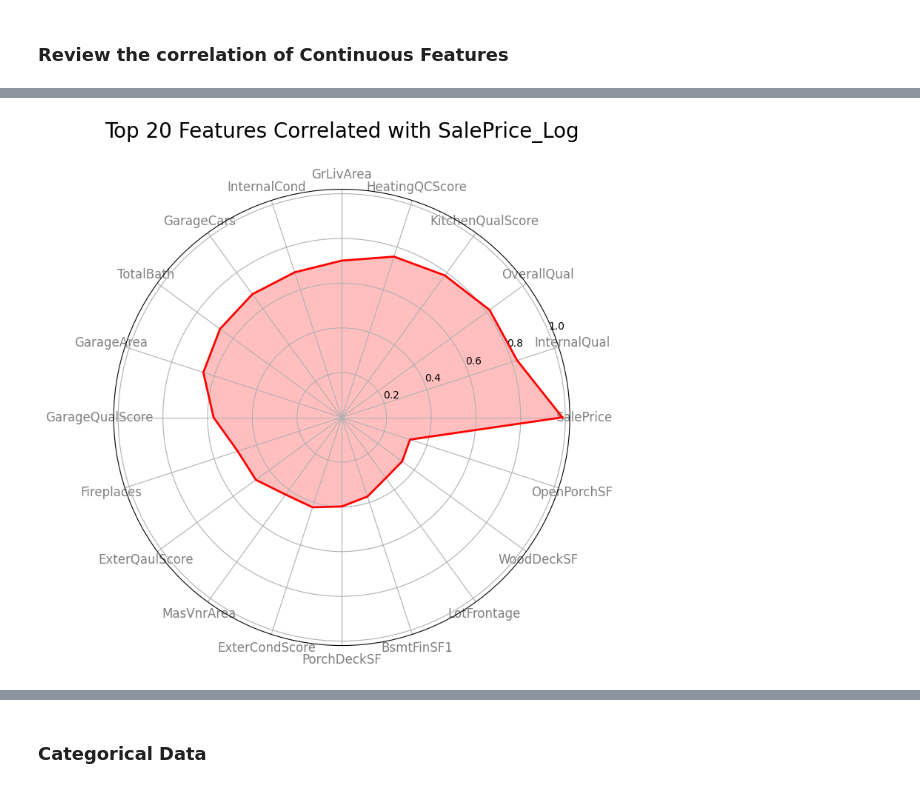
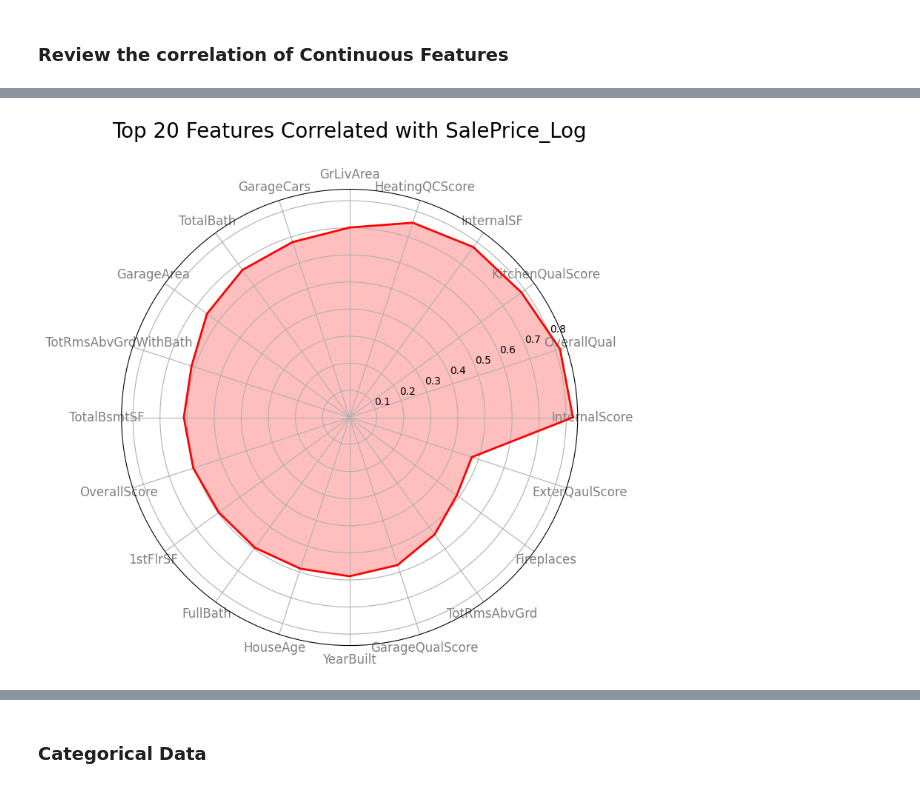
Before and after one commit to PandaMan79/Kaggle-House-Price-Predictor, a Jupyter notebook: Housing Price Kaggle Competition/Feature Engineering.ipynb, the cells around one changed output, grey strips where cells are left out. Drawn from its saved outputs; the diff is of its cells as text; code cells hidden in the pictures.

```diff
--- a/Housing Price Kaggle Competition/Feature Engineering.ipynb
+++ b/Housing Price Kaggle Competition/Feature Engineering.ipynb
@@ -129,7 +129,7 @@ continuous_data.head()
 correlation_matrix = continuous_data.corr()
 
 # Get correlation of all features with SalesPrice
-correlation_with_salesprice = correlation_matrix['SalePrice_Log'].drop('SalePrice_Log')
+correlation_with_salesprice = correlation_matrix['SalePrice_log'].drop('SalePrice_log')
 
 # Sort correlations in descending order
 correlation_ranked = correlation_with_salesprice.abs().sort_values(ascending=False)
@@ -181,6 +181,6 @@ Name: SalePrice_Log, dtype: float64
 # %%
 # Define correlation threshold
-correlation_threshold = 0.3
+correlation_threshold = 0.4
 
 # Identify features with correlation below the threshold
 low_correlation_features = correlation_ranked[correlation_ranked < correlation_threshold].index.tolist()
@@ -220,33 +218,33 @@ import numpy as np
 from statsmodels.stats.outliers_influence import variance_inflation_factor
 from sklearn.preprocessing import StandardScaler
 
-# Step 1: Define the target variable
-target_col = 'SalePrice_Log'  # Change this if your target column name is different
+# Define the target variable
+target_col = 'SalePrice_log'
 
-# Step 2: Drop non-numeric columns and target column
+# Drop non-numeric columns and target column
 features = df_cleaned.drop(columns=[target_col])
-features = features.select_dtypes(include=[np.number])  # Keep only numeric columns
+features = features.select_dtypes(include=[np.number])
 
-# Step 3: Handle missing and infinite values
+# Handle missing and infinite values
 features.replace([np.inf, -np.inf], np.nan, inplace=True)  # Convert inf to NaN
 features.fillna(features.median(), inplace=True)  # Fill NaNs with column median
 
-# Step 4: Standardize the data (optional but recommended for VIF)
+# Standardize the data (optional but recommended for VIF)
 scaler = StandardScaler()
 features_scaled = scaler.fit_transform(features)
 
-# Step 5: Compute VIF for each feature
+# Compute VIF for each feature
 vif_data = pd.DataFrame()
 vif_data["Feature"] = features.columns
 vif_data["VIF"] = [variance_inflation_factor(features_scaled, i) for i in range(features_scaled.shape[1])]
 
-# Step 6: Identify features with `inf` VIF
+# Identify features with `inf` VIF
 inf_vif_features = vif_data[vif_data["VIF"] == np.inf]["Feature"].tolist()
 
-# Step 7: Drop these features from the dataset
+# Drop these features from the dataset
 df_cleaned_vif = df_cleaned.drop(columns=inf_vif_features)
 
-# Step 8: Print results
+# Print results
 print(f"\nDropped {len(inf_vif_features)} features due to infinite VIF values:")
 print(inf_vif_features)
 print("\nRemaining Features in df_cleaned_vif:")
@@ -272,7 +270,4 @@ Index(['Id', 'MSZoning', 'LotFrontage', 'LotShape', 'LandContour', 'LotConfig',
       dtype='object')
-# %%
-# Drop the GarageCondScore feature as it is too correlated to GarageQualScore
-df_cleaned_vif.drop('GarageCondScore', axis=1, inplace=True)
 # %% [markdown]
 ### Review the correlation of Continuous Features
 # %%
@@ -295,35 +290,35 @@ continuous_data1.head()
 # %%
 # Compute correlation
 correlation_matrix = continuous_data1.corr()
 
 # Get correlation of all features with SalesPrice
-correlation_with_salesprice = correlation_matrix['SalePrice_Log'].drop('SalePrice_Log')
+correlation_with_salesprice = correlation_matrix['SalePrice_log'].drop(['SalePrice_log' , 'SalePrice'])
 
 # Sort correlations in descending order
 correlation_ranked = correlation_with_salesprice.abs().sort_values(ascending=False)
 
 # Select the top 20 features
 top_20_features = correlation_ranked.head(20)
 
 # Create a radar chart
 categories = top_20_features.index
 values = top_20_features.values
 
 # Ensure the radar chart is circular
 angles = np.linspace(0, 2 * np.pi, len(categories), endpoint=False).tolist()
 values = np.concatenate((values, [values[0]]))
 angles += angles[:1]
 
 # Plot
 fig, ax = plt.subplots(figsize=(8, 8), subplot_kw=dict(polar=True))
 plt.xticks(angles[:-1], categories, color='grey', size=12)
 ax.fill(angles, values, color='red', alpha=0.25)
 ax.plot(angles, values, color='red', linewidth=2)
 
 plt.title('Top 20 Features Correlated with SalePrice_Log', size=20, color='black', y=1.1)
 plt.show()
 # %% [output]
-[figure, old version]
+[figure, new version]
 # %%
 print(correlation_ranked)
 # %% [output]
```
Also changed, not shown: parts of 46 cells of this notebook, 7 other files.
